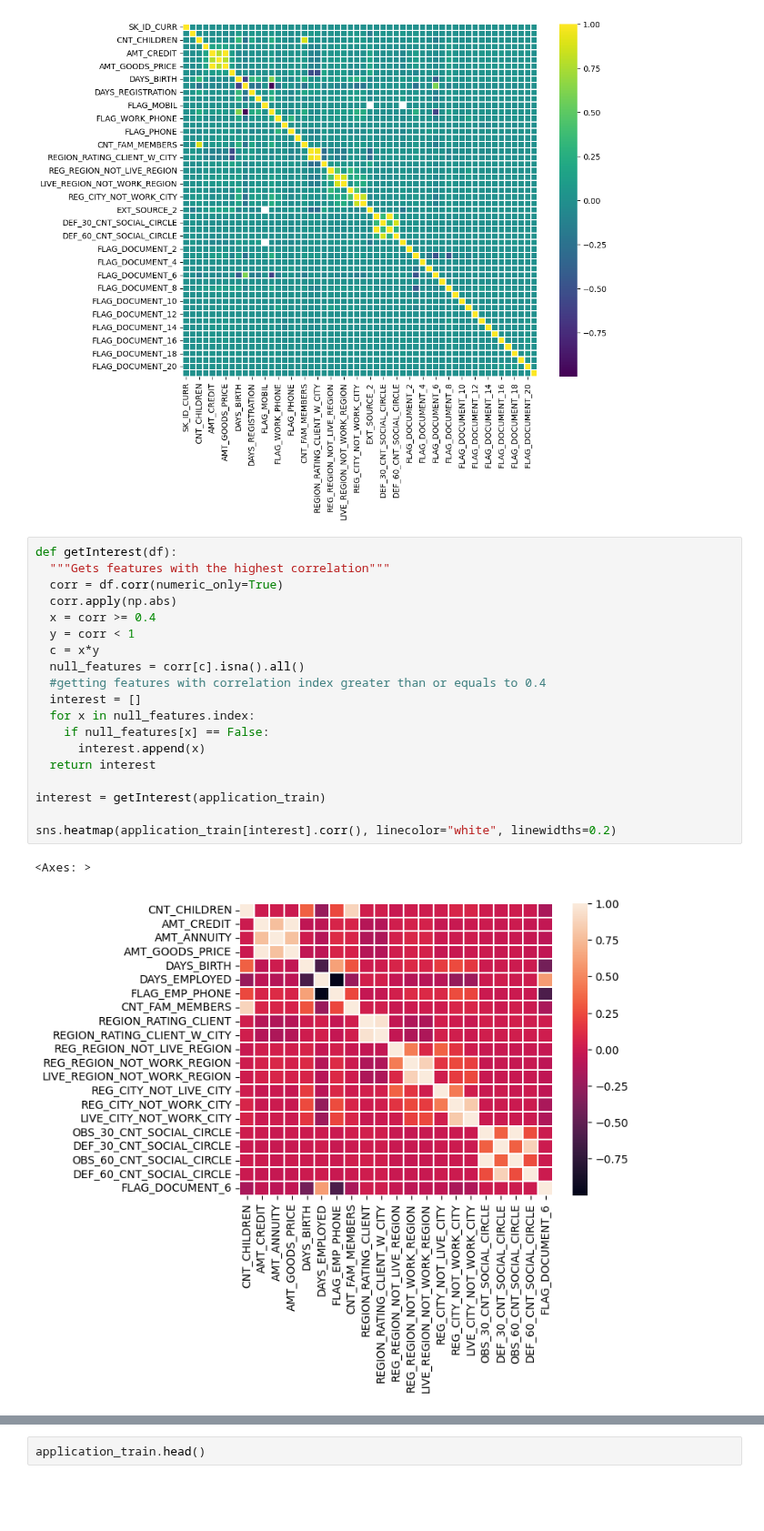
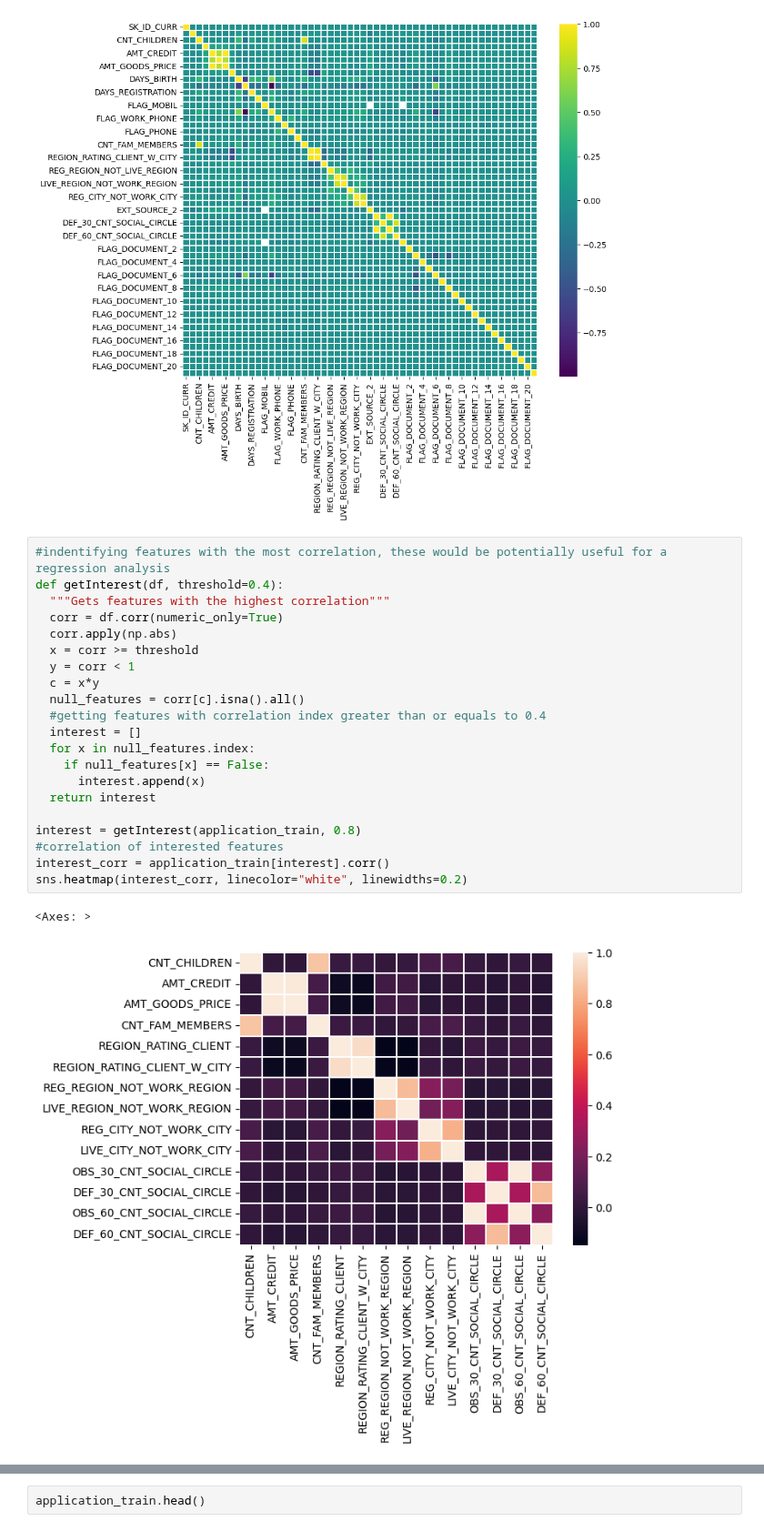
Before and after one commit to jaden-2/Assignment, a Jupyter notebook: credAnalysis.ipynb, the cells around one changed output, grey strips where cells are left out. Shown at 91% size. Saved outputs shown, nothing was run; the diff lists cells and outputs as text; blank space fills up the shorter version.

Commit message:
Credit analysis problem

```diff
--- a/credAnalysis.ipynb
+++ b/credAnalysis.ipynb
@@ -129,24 +150,26 @@ sns.heatmap(corr, cmap="viridis", linecolor="white", linewidths=0.2)
 <Axes: >
 [figure]
 # %%
-def getInterest(df):
+#indentifying features with the most correlation, these would be potentially useful for a regression analysis
+def getInterest(df, threshold=0.4):
   """Gets features with the highest correlation"""
   corr = df.corr(numeric_only=True)
   corr.apply(np.abs)
-  x = corr >= 0.4
+  x = corr >= threshold
   y = corr < 1
   c = x*y
   null_features = corr[c].isna().all()
   #getting features with correlation index greater than or equals to 0.4
   interest = []
   for x in null_features.index:
     if null_features[x] == False:
       interest.append(x)
   return interest
 
-interest = getInterest(application_train)
-
-sns.heatmap(application_train[interest].corr(), linecolor="white", linewidths=0.2)
+interest = getInterest(application_train, 0.8)
+#correlation of interested features
+interest_corr = application_train[interest].corr()
+sns.heatmap(interest_corr, linecolor="white", linewidths=0.2)
 # %% [output]
 <Axes: >
-[figure, old version]
+[figure, new version]
```
Also changed, not shown: parts of 11 cells of this notebook.
